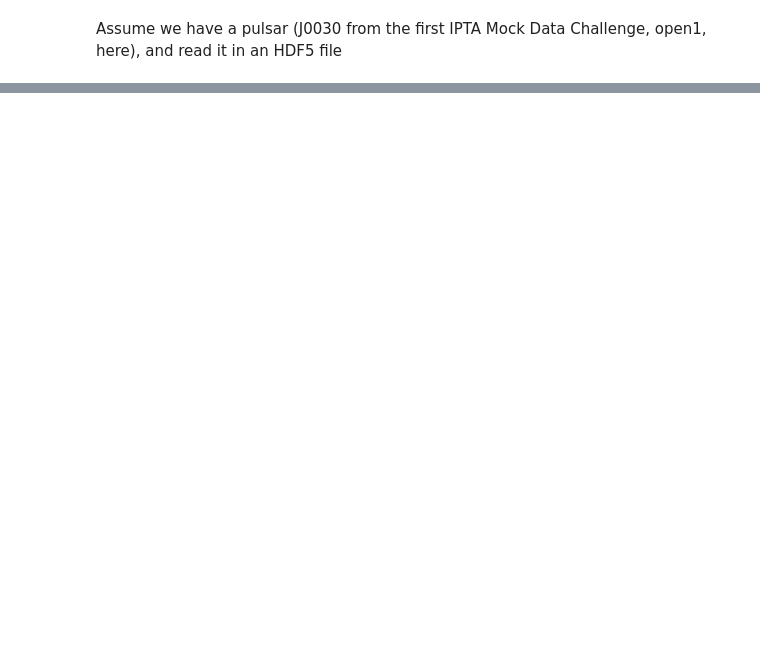
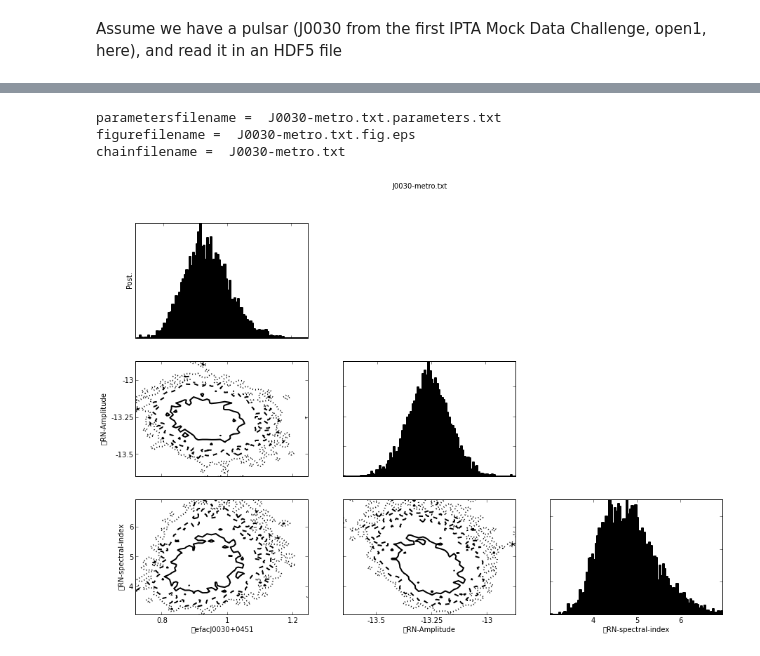
Before and after one commit to vhaasteren/piccard, a Jupyter notebook: piccard-demo.ipynb, the cells around one changed output, grey strips where cells are left out. Saved outputs shown, nothing was run; the diff lists cells and outputs as text; code cells hidden in the pictures; blank space fills up the shorter version.

```diff
--- a/piccard-demo.ipynb
+++ b/piccard-demo.ipynb
@@ -137,0 +75,8 @@ chainfilename =  fpt.txt
+# %%
+# Plot the results of the MCMC (which uses the .parameters.txt file)
+pic.triplot('J0030-metro.txt')
+# %% [output]
+parametersfilename =  J0030-metro.txt.parameters.txt
+figurefilename =  J0030-metro.txt.fig.eps
+chainfilename =  J0030-metro.txt
+[figure, added]
```
Also changed, not shown: parts of 29 cells of this notebook, 1 other file.
